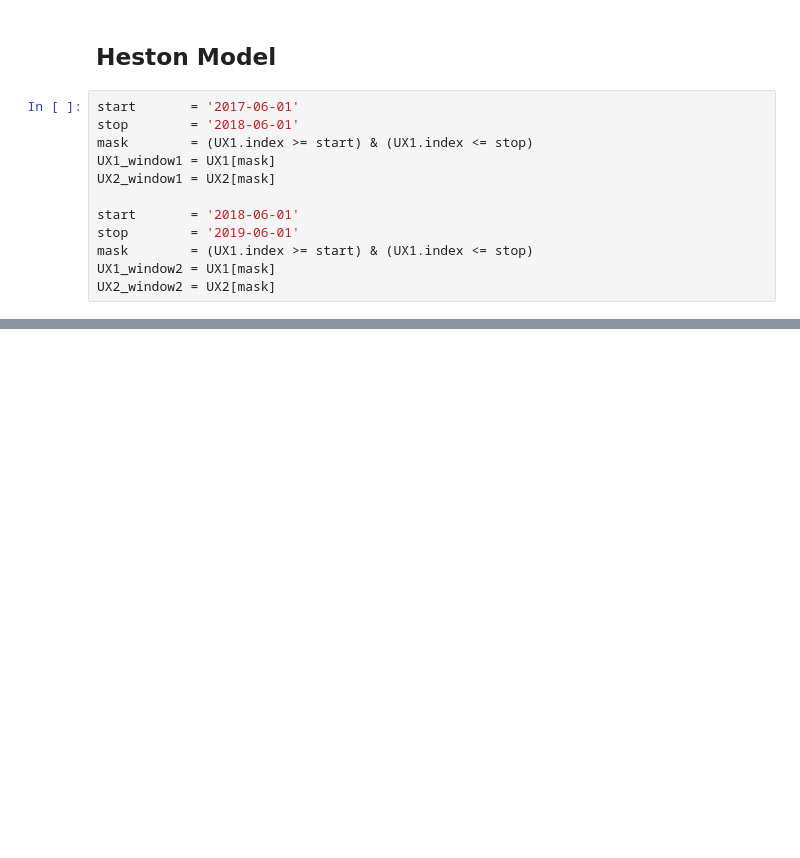
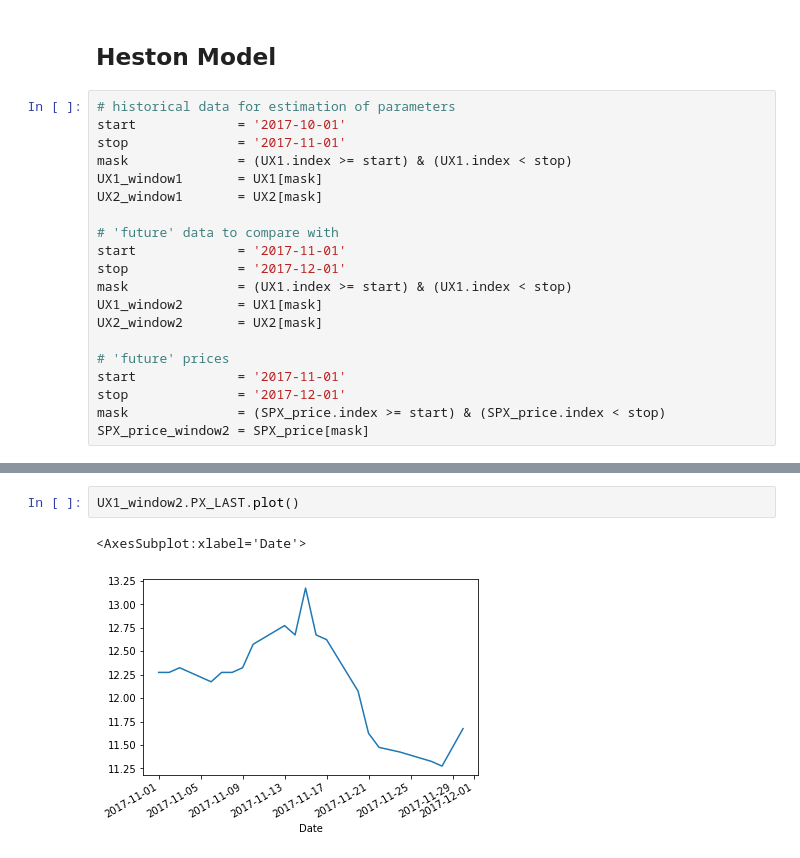
Before and after one commit to aidinattar/Volatility-carry-trading-strategy, a Jupyter notebook: Project.ipynb, the cells around one changed output, grey strips where cells are left out. Cells and saved outputs as stored; diff of their text form; blank space fills up the shorter version.

```diff
--- a/Project.ipynb
+++ b/Project.ipynb
@@ -233,15 +233,23 @@ Text(0.5, 1.0, 'Price of S&P500 stocks')
 # %% [markdown]
 ## Heston Model
 # %%
-start       = '2017-06-01'
-stop        = '2018-06-01'
-mask        = (UX1.index >= start) & (UX1.index <= stop)
-UX1_window1 = UX1[mask]
-UX2_window1 = UX2[mask]
+# historical data for estimation of parameters
+start             = '2017-10-01'
+stop              = '2017-11-01'
+mask              = (UX1.index >= start) & (UX1.index < stop)
+UX1_window1       = UX1[mask]
+UX2_window1       = UX2[mask]
 
-start       = '2018-06-01'
-stop        = '2019-06-01'
-mask        = (UX1.index >= start) & (UX1.index <= stop)
-UX1_window2 = UX1[mask]
-UX2_window2 = UX2[mask]
+# 'future' data to compare with
+start             = '2017-11-01'
+stop              = '2017-12-01'
+mask              = (UX1.index >= start) & (UX1.index < stop)
+UX1_window2       = UX1[mask]
+UX2_window2       = UX2[mask]
+
+# 'future' prices
+start             = '2017-11-01'
+stop              = '2017-12-01'
+mask              = (SPX_price.index >= start) & (SPX_price.index < stop)
+SPX_price_window2 = SPX_price[mask]
 # %%
@@ -273,0 +321,5 @@ for t in range(SPX_price_window2.shape[0]-1):
+# %%
+UX1_window2.PX_LAST.plot()
+# %% [output]
+<AxesSubplot:xlabel='Date'>
+[figure, added]
```
Also changed, not shown: parts of 7 cells of this notebook, 2 other files.
